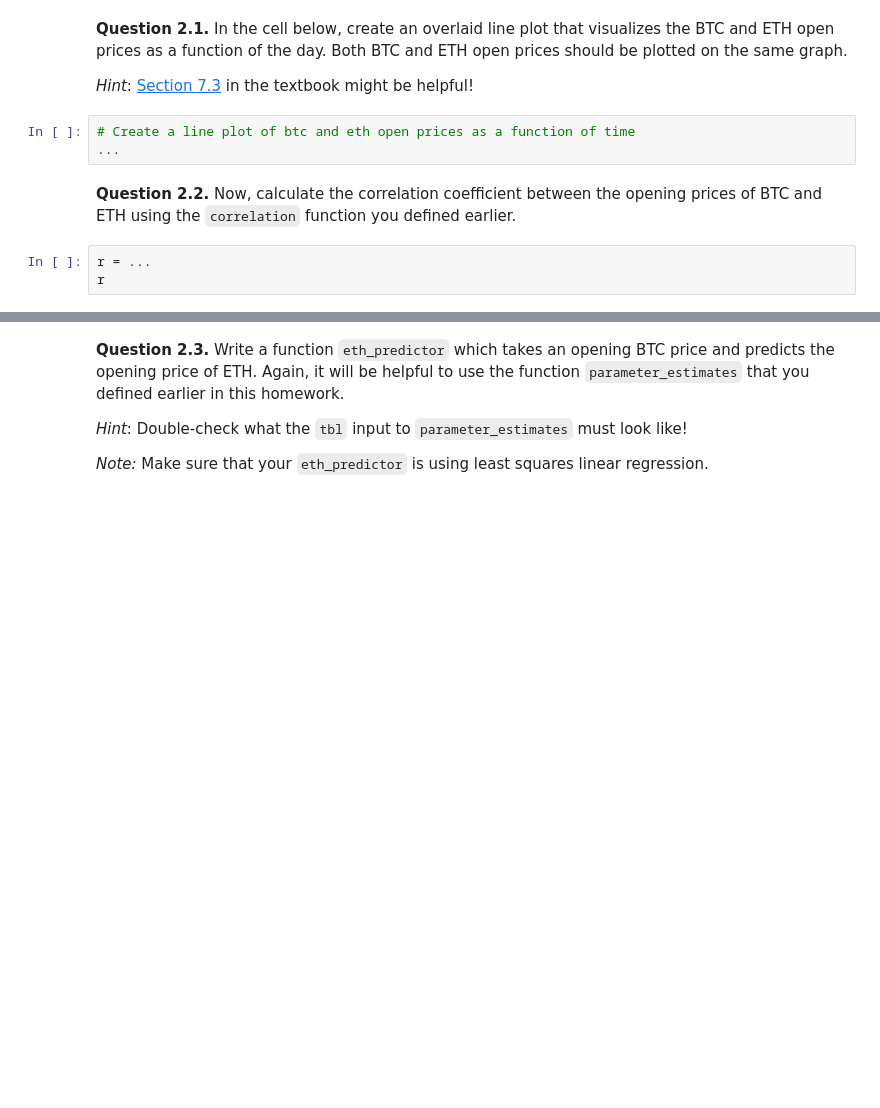
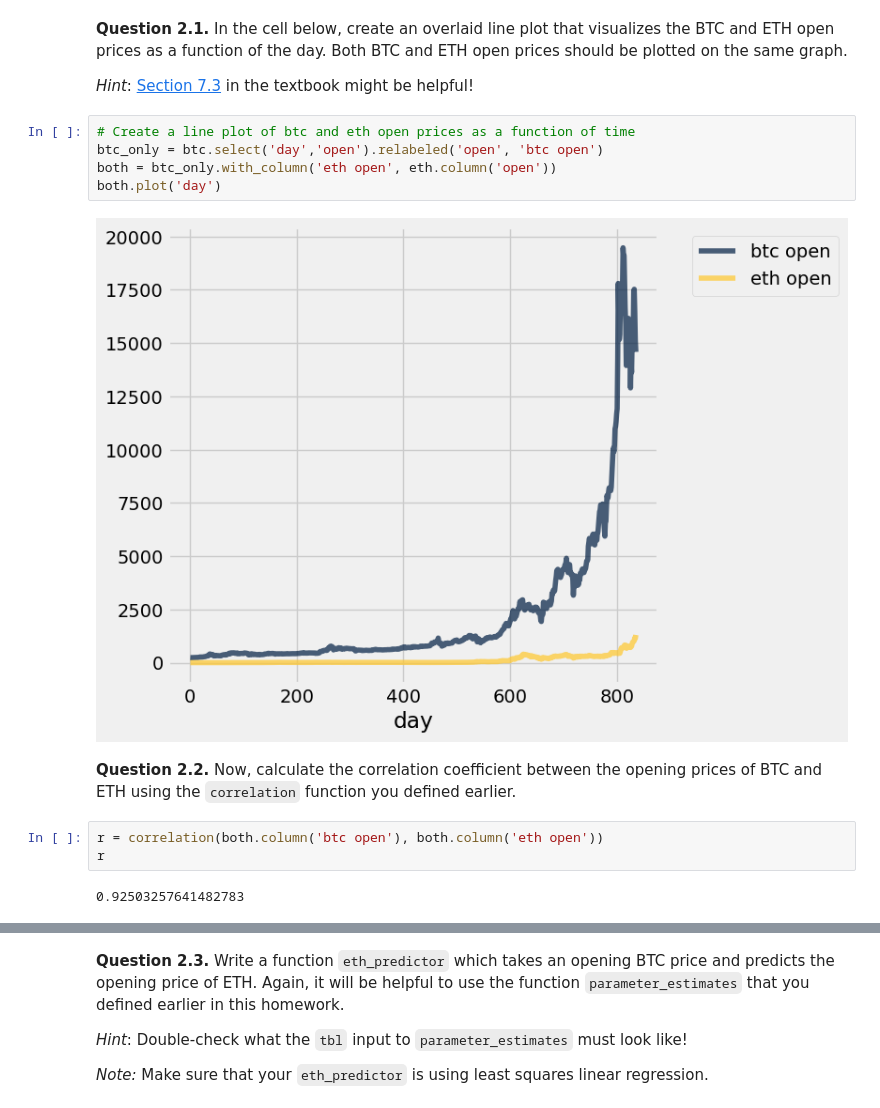
Before and after one commit to ucsb-ds/cmpsc5b-w24-students, a Jupyter notebook: hw/hw04/hw04.ipynb, the cells around one changed output, grey strips where cells are left out. Cells and saved outputs as stored; diff of their text form; blank space fills up the shorter version.

```diff
--- a/hw/hw04/hw04.ipynb
+++ b/hw/hw04/hw04.ipynb
@@ -156,13 +207,19 @@ eth.show(5)
 *Hint*: [Section 7.3](https://inferentialthinking.com/chapters/07/3/Overlaid_Graphs.html#overlaid-line-plots) in the textbook might be helpful!
 # %%
 # Create a line plot of btc and eth open prices as a function of time
-...
+btc_only = btc.select('day','open').relabeled('open', 'btc open')
+both = btc_only.with_column('eth open', eth.column('open'))
+both.plot('day')
+# %% [output]
+[figure, added]
 # %% [markdown]
 <!-- END QUESTION -->
 
 **Question 2.2.** Now, calculate the correlation coefficient between the opening prices of BTC and ETH using the `correlation` function you defined earlier.
 # %%
-r = ...
+r = correlation(both.column('btc open'), both.column('eth open'))
 r
+# %% [output]
+0.92503257641482783
 # %%
 grader.check("q2_2")
```
Also changed, not shown: parts of 17 cells of this notebook.
